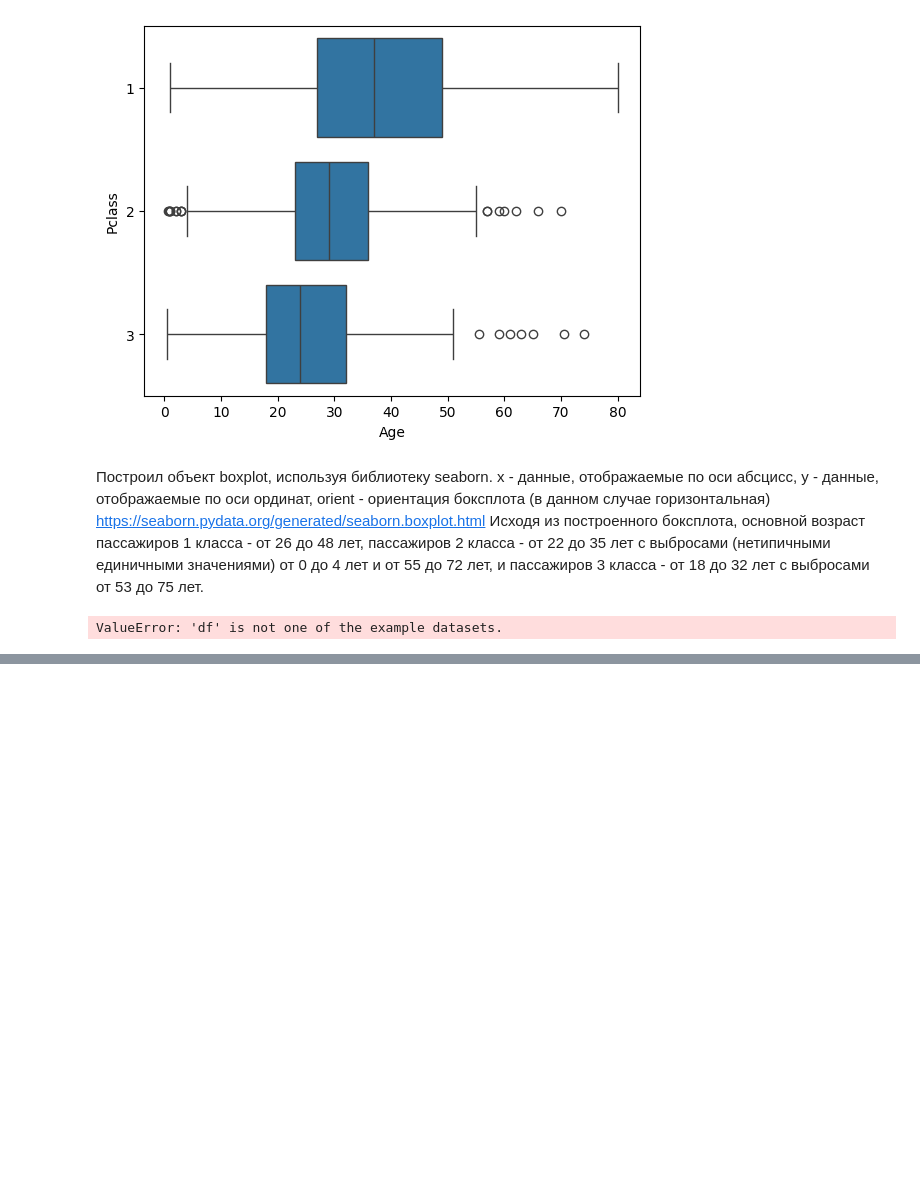
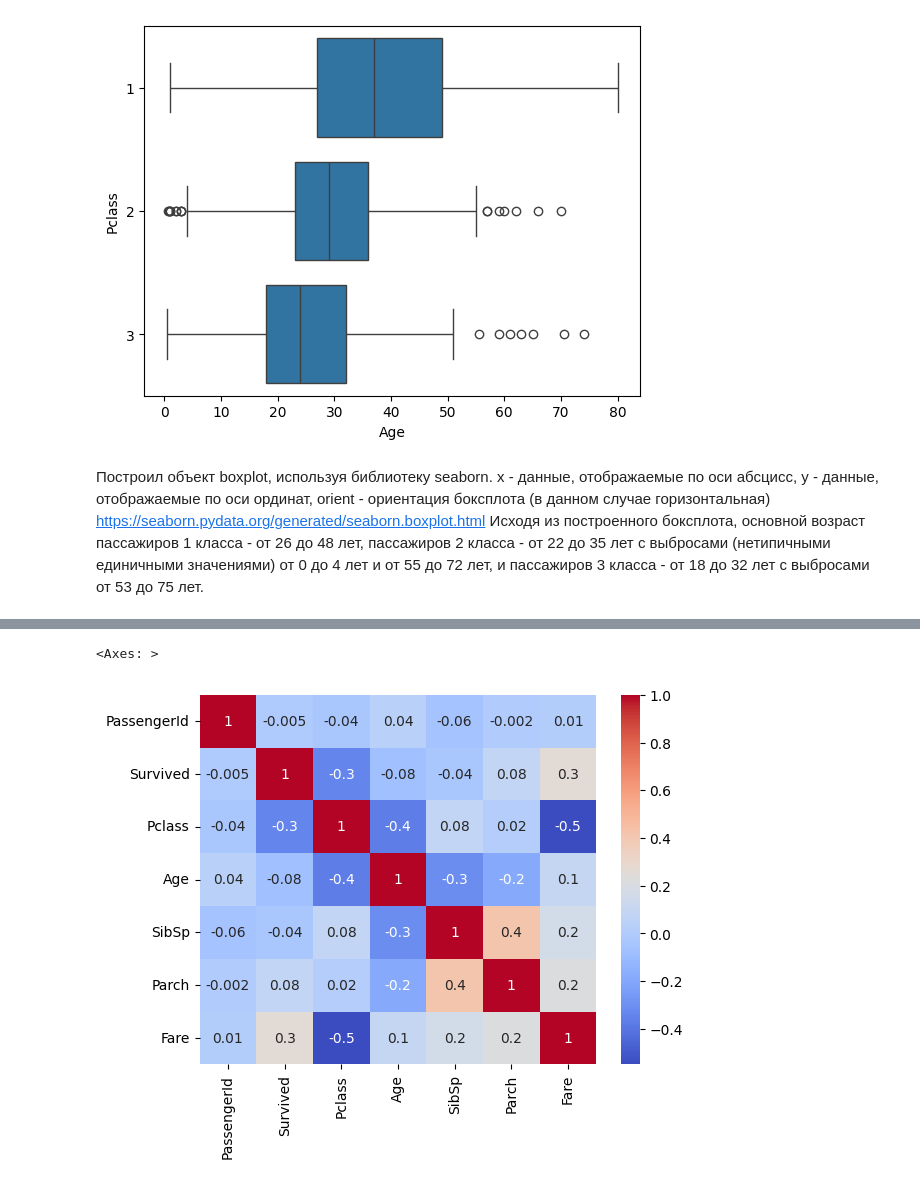
Before and after one commit to Vinyl329/error, a Jupyter notebook: Добро_пожаловать_в_Colaboratory!.ipynb, the cells around one changed output, grey strips where cells are left out. Cells and saved outputs as stored; diff of their text form; code cells hidden in the pictures; blank space fills up the shorter version.

```diff
--- a/Добро_пожаловать_в_Colaboratory!.ipynb
+++ b/Добро_пожаловать_в_Colaboratory!.ipynb
@@ -135,7 +135,8 @@ sns.boxplot(y=df['Pclass'], x=df['Age'], orient='h')
 Построил объект boxplot, используя библиотеку seaborn. x - данные, отображаемые по оси абсцисс, y - данные, отображаемые по оси ординат, orient - ориентация боксплота (в данном случае горизонтальная)
 https://seaborn.pydata.org/generated/seaborn.boxplot.html
 Исходя из построенного боксплота, основной возраст пассажиров 1 класса - от 26 до 48 лет, пассажиров 2 класса - от 22 до 35 лет с выбросами (нетипичными единичными значениями) от 0 до 4 лет и от 55 до 72 лет, и пассажиров 3 класса - от 18 до 32 лет с выбросами от 53 до 75 лет.
-# %%
-tips_df = sns.load_dataset('df')
-# %% [output]
-ValueError: 'df' is not one of the example datasets.
+# %%
+numeric_col = ['Survived', 'Age']
+corr_matrix = df.loc[:,numeric_col].corr()
+sns.heatmap(df.corr(), annot = True, fmt='.1g', cmap= 'coolwarm')
+# %% [output]
@@ -141,0 +144,2 @@ ValueError: 'df' is not one of the example datasets.
+<Axes: >
+[figure, added]
```
Also changed, not shown: parts of 2 cells of this notebook.
